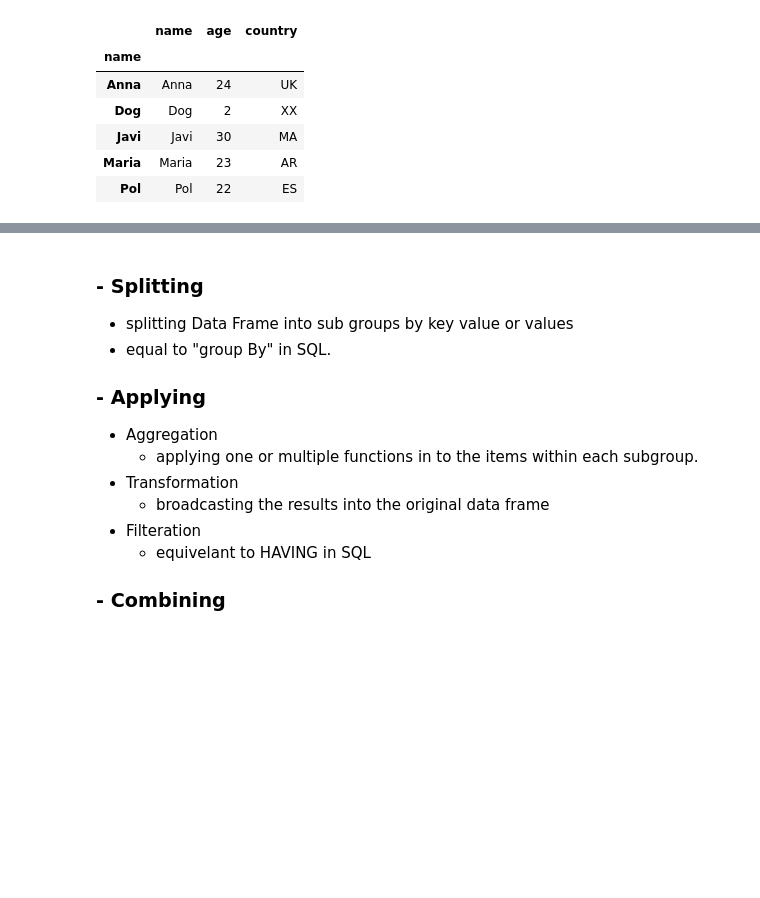
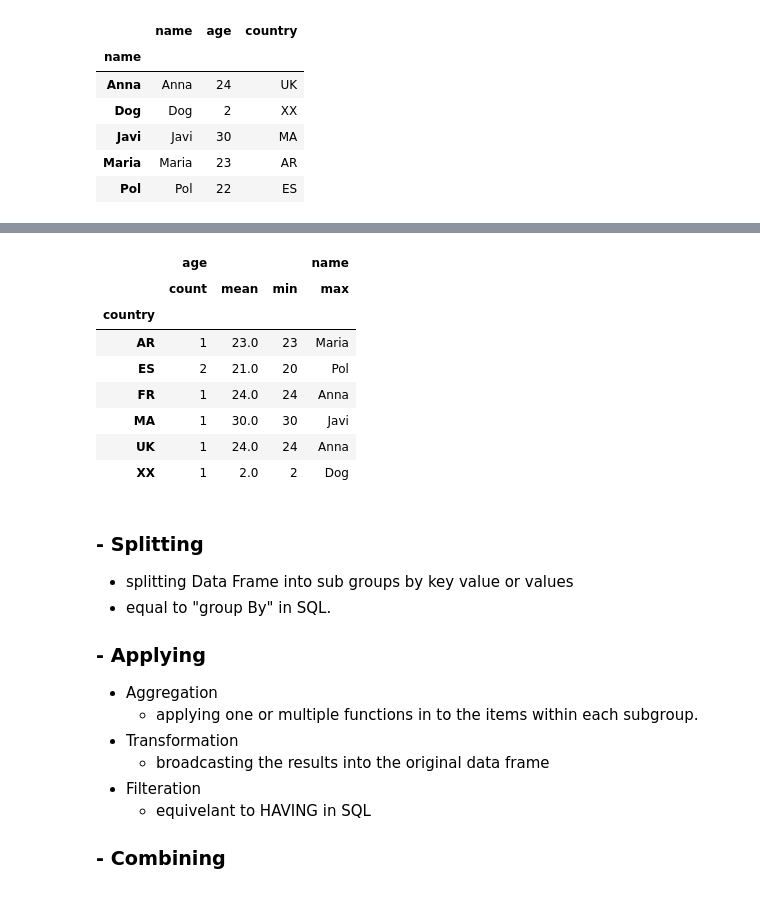
Before and after one commit to raafat-hantoush/IH_RH_DA_FT_MAY_2022, a Jupyter notebook: Class_Materials/Pandas/RH_Pandas_Data_Frame_General-3.ipynb, the cells around one changed output, grey strips where cells are left out. Cells and saved outputs as stored; diff of their text form; code cells hidden in the pictures; blank space fills up the shorter version.

```diff
--- a/Class_Materials/Pandas/RH_Pandas_Data_Frame_General-3.ipynb
+++ b/Class_Materials/Pandas/RH_Pandas_Data_Frame_General-3.ipynb
@@ -81,3 +126,15 @@ TypeError: 'method' object is not subscriptable
+# %%
+people_df.groupby("country").agg({"age":["count","mean","min"],"name":"max"})
+# %% [output]
+|  | age |  |  | name |
+|  | count | mean | min | max |
+| country |  |  |  |  |
+| AR | 1 | 23.0 | 23 | Maria |
+| ES | 2 | 21.0 | 20 | Pol |
+| FR | 1 | 24.0 | 24 | Anna |
+| MA | 1 | 30.0 | 30 | Javi |
+| UK | 1 | 24.0 | 24 | Anna |
+| XX | 1 | 2.0 | 2 | Dog |
 # %% [markdown]
 ### - Splitting
 - splitting Data Frame into sub groups by key value or values
```
Also changed, not shown: parts of 9 cells of this notebook.
